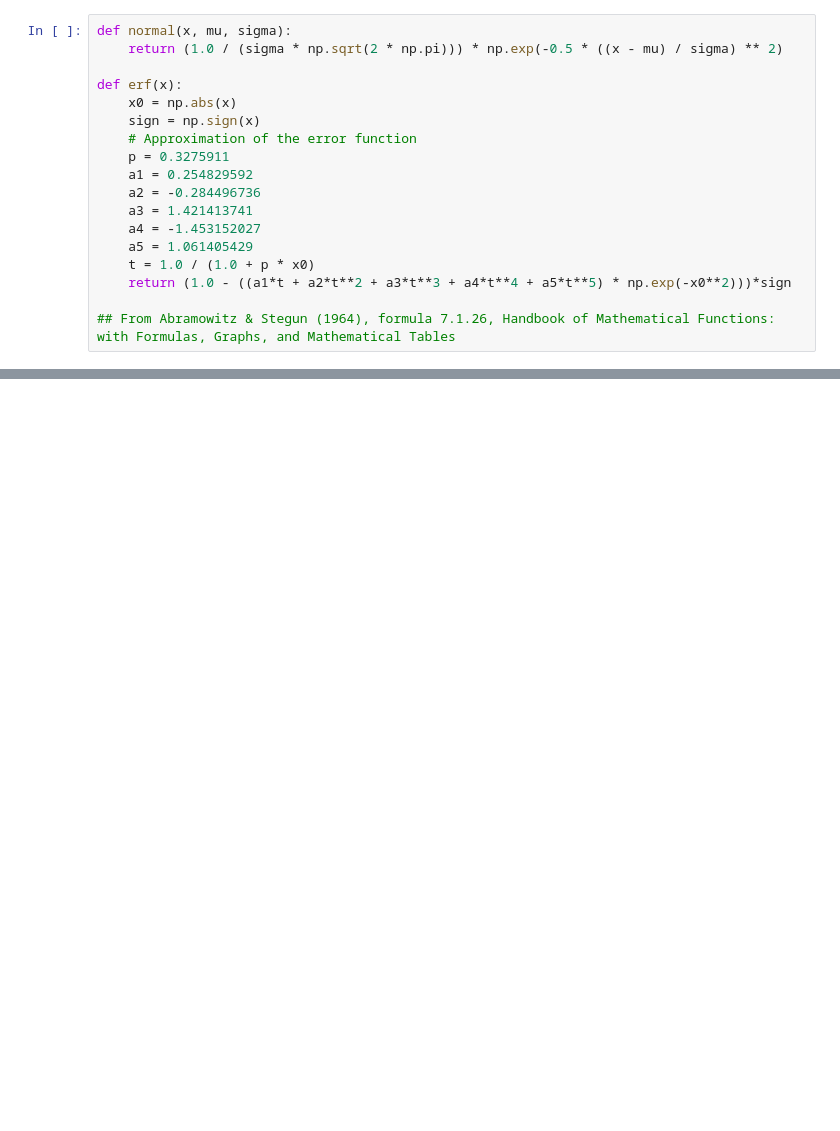
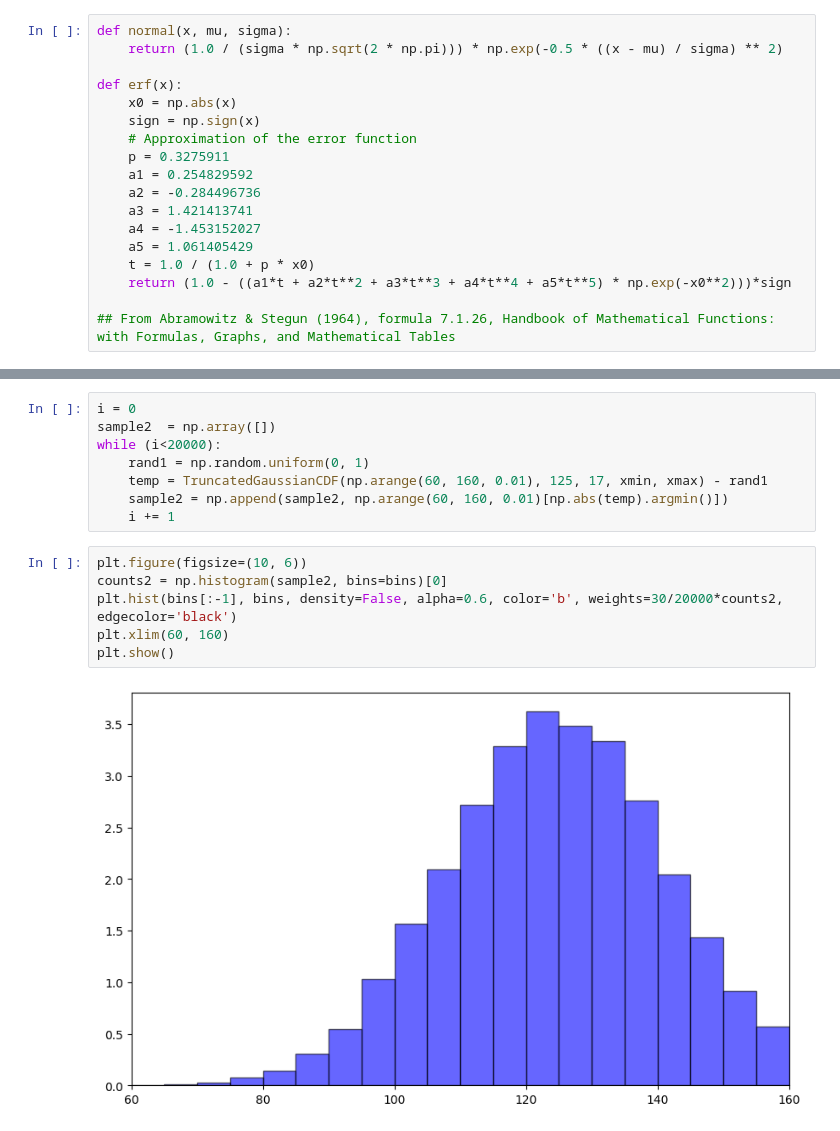
Before and after one commit to sgogoeg/SMODA_Final_Project_2026, a Jupyter notebook: test.ipynb, the cells around one changed output, grey strips where cells are left out. Cells and saved outputs as stored; diff of their text form; blank space fills up the shorter version.

```diff
--- a/test.ipynb
+++ b/test.ipynb
@@ -96,0 +64,16 @@ KeyboardInterrupt:
+# %%
+i = 0
+sample2  = np.array([])
+while (i<20000):
+    rand1 = np.random.uniform(0, 1)
+    temp = TruncatedGaussianCDF(np.arange(60, 160, 0.01), 125, 17, xmin, xmax) - rand1
+    sample2 = np.append(sample2, np.arange(60, 160, 0.01)[np.abs(temp).argmin()])
+    i += 1
+# %%
+plt.figure(figsize=(10, 6))
+counts2 = np.histogram(sample2, bins=bins)[0]
+plt.hist(bins[:-1], bins, density=False, alpha=0.6, color='b', weights=30/20000*counts2, edgecolor='black')
+plt.xlim(60, 160)
+plt.show()
+# %% [output]
+[figure, added]
```
Also changed, not shown: parts of 12 cells of this notebook, 1 other file.
